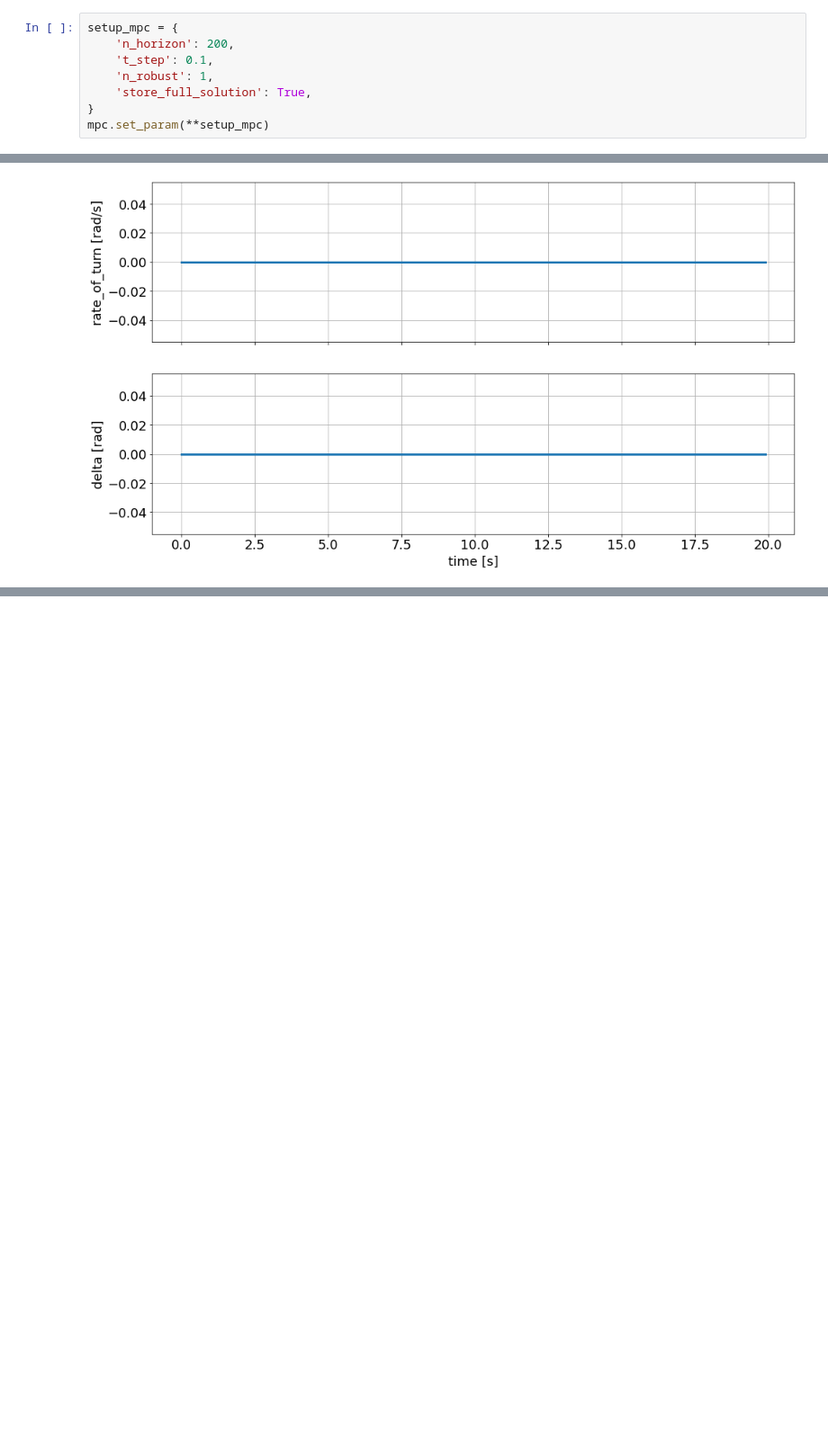
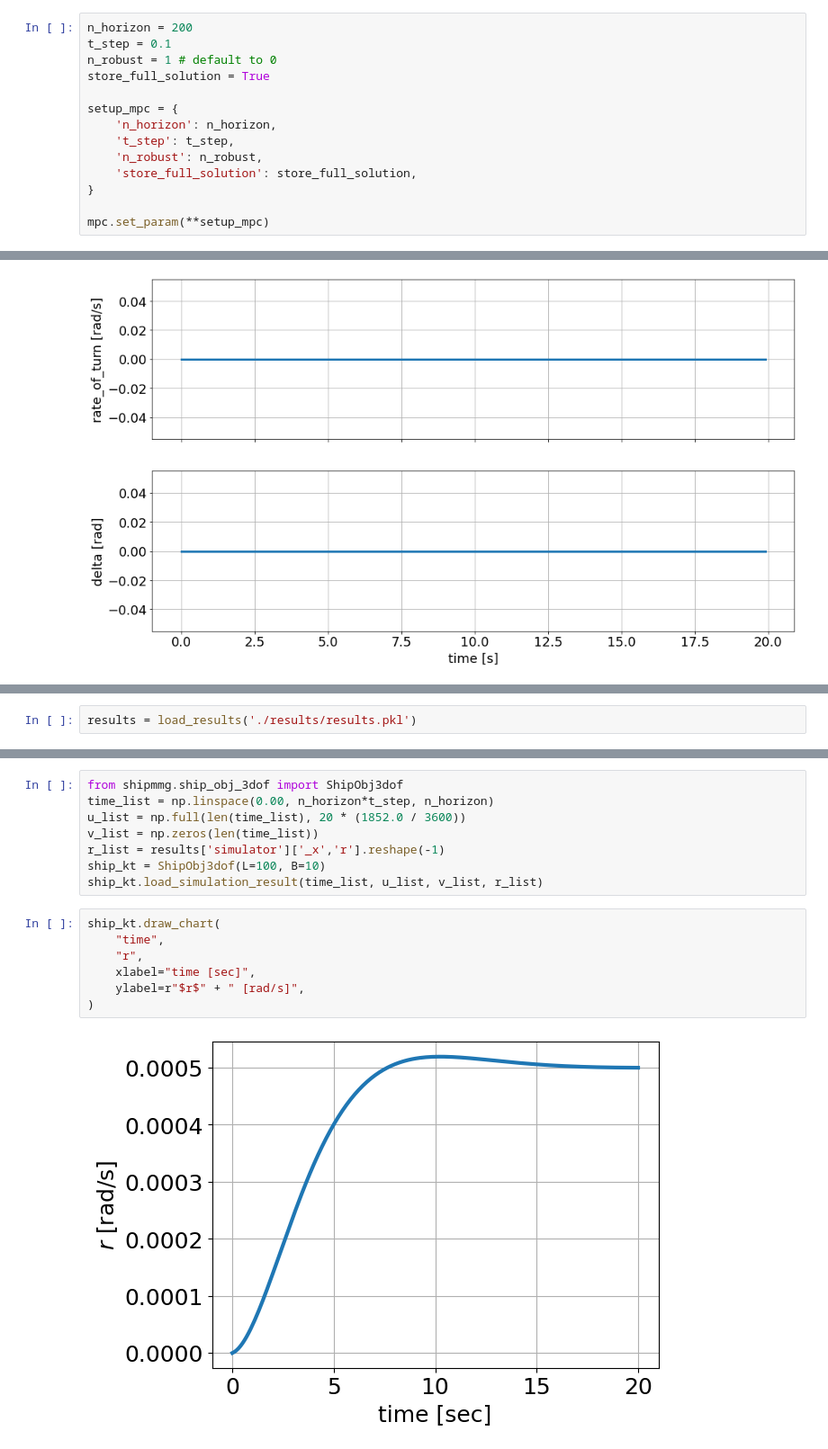
Before and after one commit to ShipMMG/shipmmg_control, a Jupyter notebook: notebooks/1_KT_mpc.ipynb, the cells around one changed output, grey strips where cells are left out. Shown at 90% size. Saved outputs shown, nothing was run; the diff lists cells and outputs as text; blank space fills up the shorter version.

```diff
--- a/notebooks/1_KT_mpc.ipynb
+++ b/notebooks/1_KT_mpc.ipynb
@@ -28,10 +51,16 @@ model.setup()
 # %%
 mpc = do_mpc.controller.MPC(model)
 # %%
+n_horizon = 200
+t_step = 0.1
+n_robust = 1 # default to 0
+store_full_solution = True
+
 setup_mpc = {
-    'n_horizon': 200,
-    't_step': 0.1,
-    'n_robust': 1,
-    'store_full_solution': True,
+    'n_horizon': n_horizon,
+    't_step': t_step,
+    'n_robust': n_robust,
+    'store_full_solution': store_full_solution,
 }
+
 mpc.set_param(**setup_mpc)
@@ -143,0 +249,2 @@ fig
+# %%
+results = load_results('./results/results.pkl')
@@ -143,0 +253,17 @@ fig
+# %%
+from shipmmg.ship_obj_3dof import ShipObj3dof
+time_list = np.linspace(0.00, n_horizon*t_step, n_horizon)
+u_list = np.full(len(time_list), 20 * (1852.0 / 3600))
+v_list = np.zeros(len(time_list))
+r_list = results['simulator']['_x','r'].reshape(-1)
+ship_kt = ShipObj3dof(L=100, B=10)
+ship_kt.load_simulation_result(time_list, u_list, v_list, r_list)
+# %%
+ship_kt.draw_chart(
+    "time",
+    "r",
+    xlabel="time [sec]",
+    ylabel=r"$r$" + " [rad/s]",
+)
+# %% [output]
+[figure, added]
```
Also changed, not shown: parts of 46 cells of this notebook, 3 other files.
